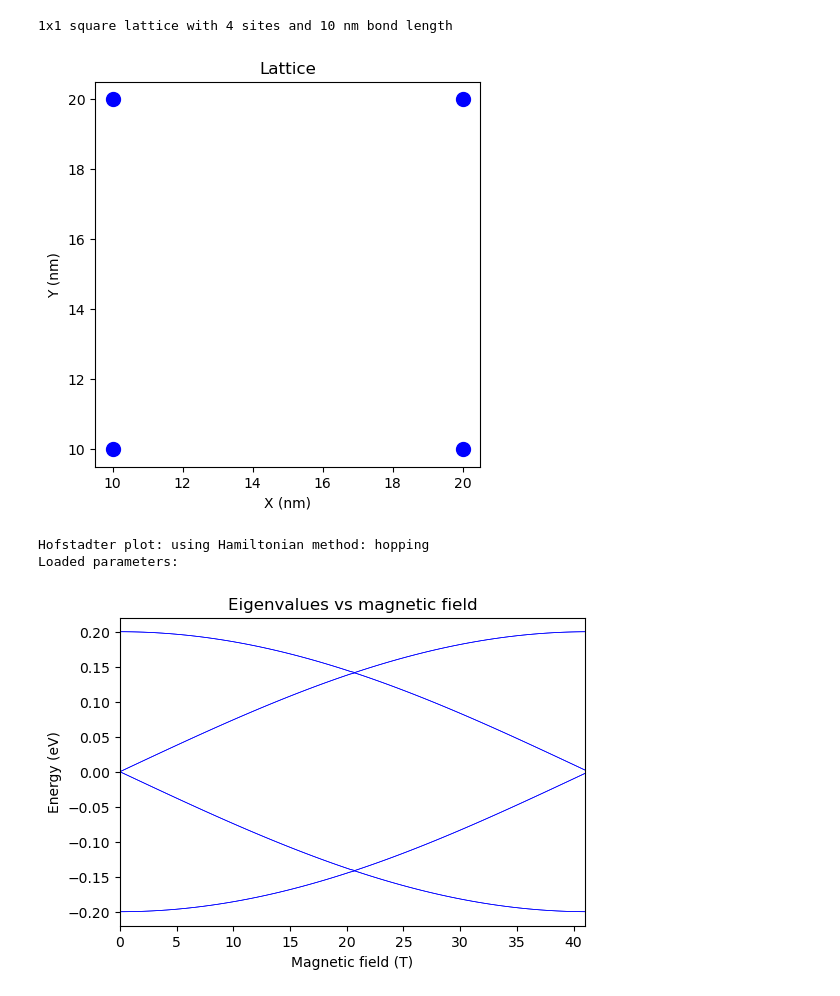
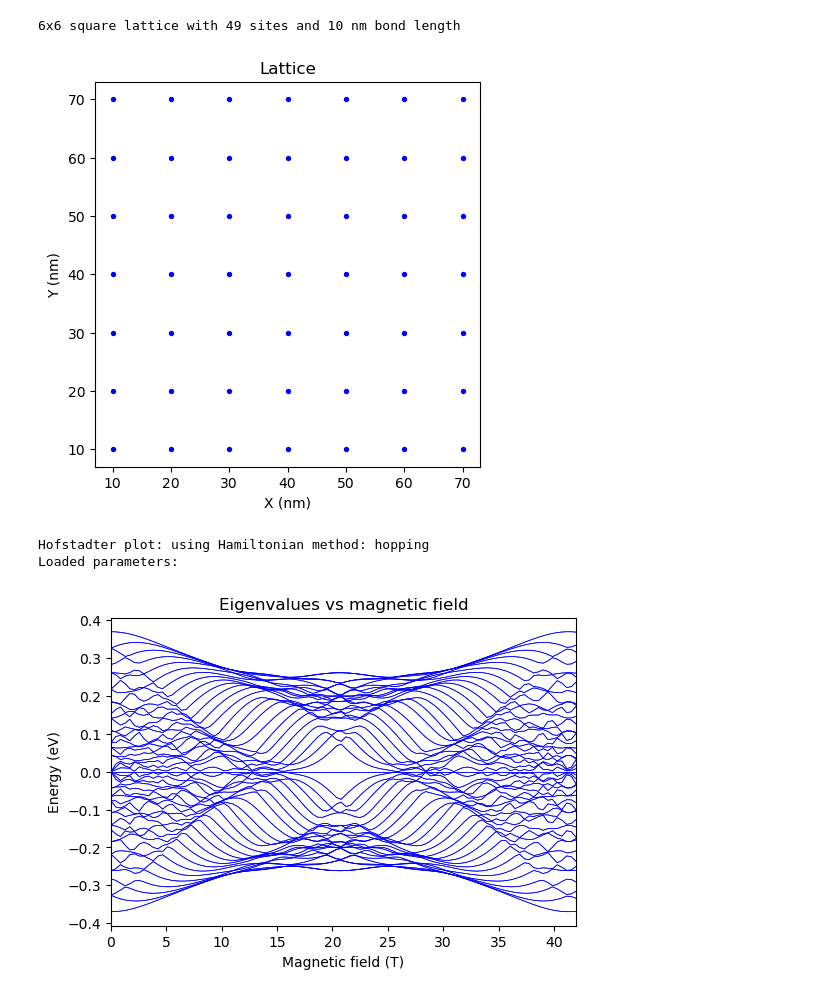
Before and after one commit to danis-b/HB_lattice, a Jupyter notebook: HB_plot.ipynb, the cells around one changed output. Saved outputs shown, nothing was run; the diff lists cells and outputs as text; code cells hidden in the pictures.

```diff
--- a/HB_plot.ipynb
+++ b/HB_plot.ipynb
@@ -3,23 +3,23 @@ import numpy as np
 import matplotlib.pyplot as plt
 from HB_lattice import *
 
-latt = HB_lattice()
-latt.create_lattice('square', 1, 10)
+latt = HB_lattice(parallel=False)
+latt.create_lattice('square', 6, 10)
 # latt.create_custom_lattice("coords.csv")
 # %% [output]
-1x1 square lattice with 4 sites and 10 nm bond length
+6x6 square lattice with 49 sites and 10 nm bond length
-[figure, old version]
+[figure, new version]
 # %%
 #ham_type = "hopping":
 #t = [0.1, 0.01, ...]
 #t_so = [0.01, ...]
 
 #ham_type = "interpolation":
 # a_param = 1
 # b_param = 10
 
-latt.plot_hofstadter(41, 100, g_factor=0, ham_type='hopping')
+latt.plot_hofstadter(42, 100, g_factor=0, ham_type='hopping')
 # %% [output]
 Hofstadter plot: using Hamiltonian method: hopping
 Loaded parameters:
-[figure, old version]
+[figure, new version]
```
Also changed, not shown: parts of 3 cells of this notebook, 2 other files.
